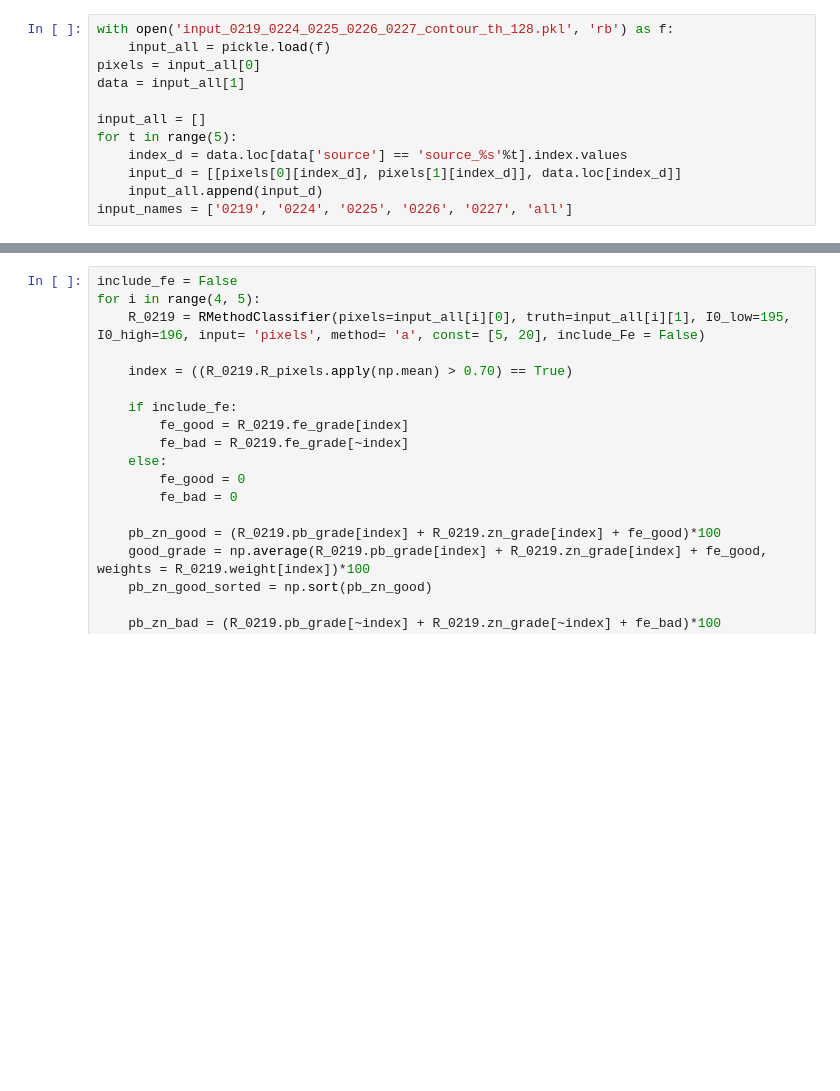
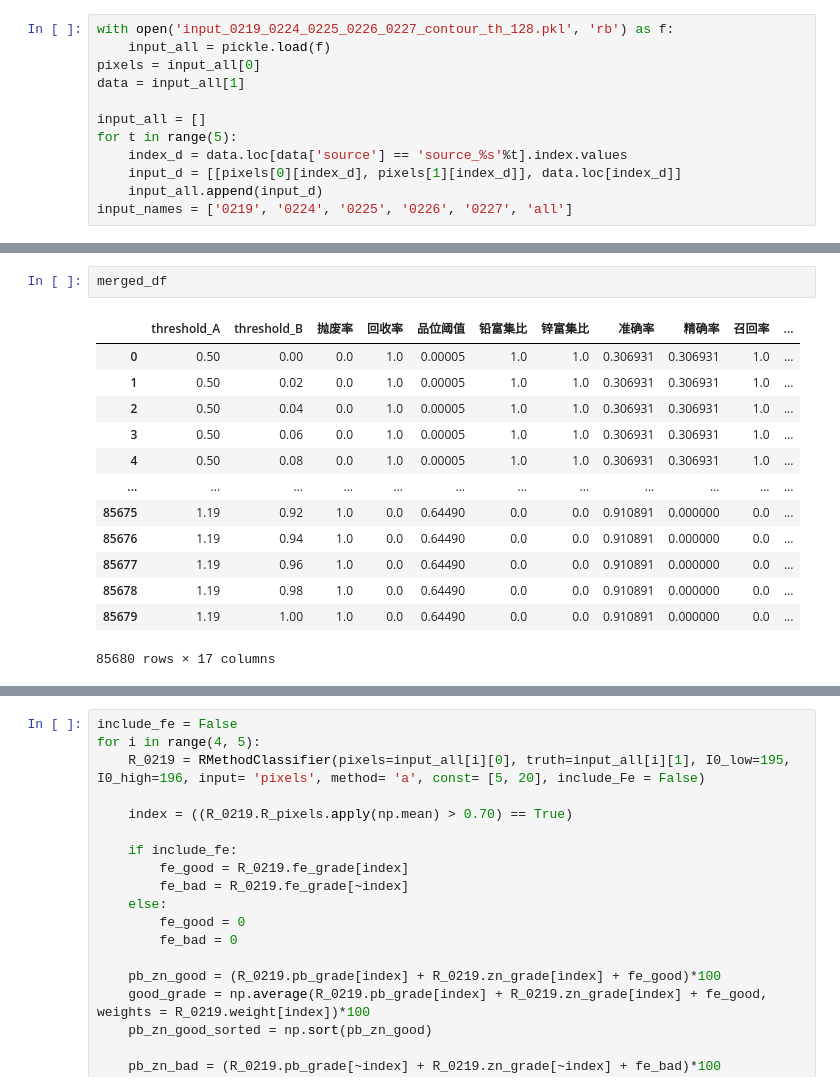
Before and after one commit to yaojian95/jt_ore_sorting, a Jupyter notebook: R_and_grade.ipynb, the cells around one changed output, grey strips where cells are left out. Cells and saved outputs as stored; diff of their text form; blank space fills up the shorter version.

```diff
--- a/R_and_grade.ipynb
+++ b/R_and_grade.ipynb
@@ -33,0 +80,16 @@ for grade_th in grade_ths:
+# %%
+merged_df
+# %% [output]
+|  | threshold_A | threshold_B | 抛废率 | 回收率 | 品位阈值 | 铅富集比 | 锌富集比 | 准确率 | 精确率 | 召回率 | ... |
+| 0 | 0.50 | 0.00 | 0.0 | 1.0 | 0.00005 | 1.0 | 1.0 | 0.306931 | 0.306931 | 1.0 | ... |
+| 1 | 0.50 | 0.02 | 0.0 | 1.0 | 0.00005 | 1.0 | 1.0 | 0.306931 | 0.306931 | 1.0 | ... |
+| 2 | 0.50 | 0.04 | 0.0 | 1.0 | 0.00005 | 1.0 | 1.0 | 0.306931 | 0.306931 | 1.0 | ... |
+| 3 | 0.50 | 0.06 | 0.0 | 1.0 | 0.00005 | 1.0 | 1.0 | 0.306931 | 0.306931 | 1.0 | ... |
+| 4 | 0.50 | 0.08 | 0.0 | 1.0 | 0.00005 | 1.0 | 1.0 | 0.306931 | 0.306931 | 1.0 | ... |
+| ... | ... | ... | ... | ... | ... | ... | ... | ... | ... | ... | ... |
+| 85675 | 1.19 | 0.92 | 1.0 | 0.0 | 0.64490 | 0.0 | 0.0 | 0.910891 | 0.000000 | 0.0 | ... |
+| 85676 | 1.19 | 0.94 | 1.0 | 0.0 | 0.64490 | 0.0 | 0.0 | 0.910891 | 0.000000 | 0.0 | ... |
+| 85677 | 1.19 | 0.96 | 1.0 | 0.0 | 0.64490 | 0.0 | 0.0 | 0.910891 | 0.000000 | 0.0 | ... |
+| 85678 | 1.19 | 0.98 | 1.0 | 0.0 | 0.64490 | 0.0 | 0.0 | 0.910891 | 0.000000 | 0.0 | ... |
+| 85679 | 1.19 | 1.00 | 1.0 | 0.0 | 0.64490 | 0.0 | 0.0 | 0.910891 | 0.000000 | 0.0 | ... |
+85680 rows × 17 columns
```
Also changed, not shown: parts of 19 cells of this notebook, 1 other file.
